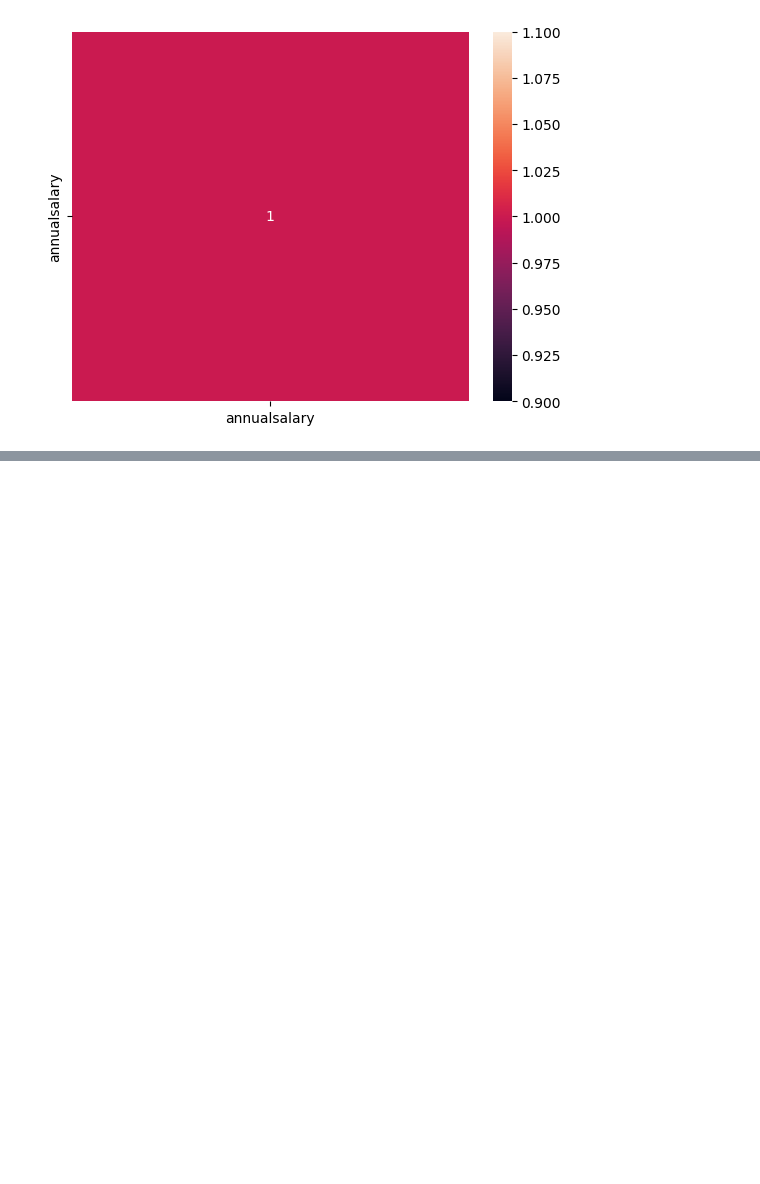
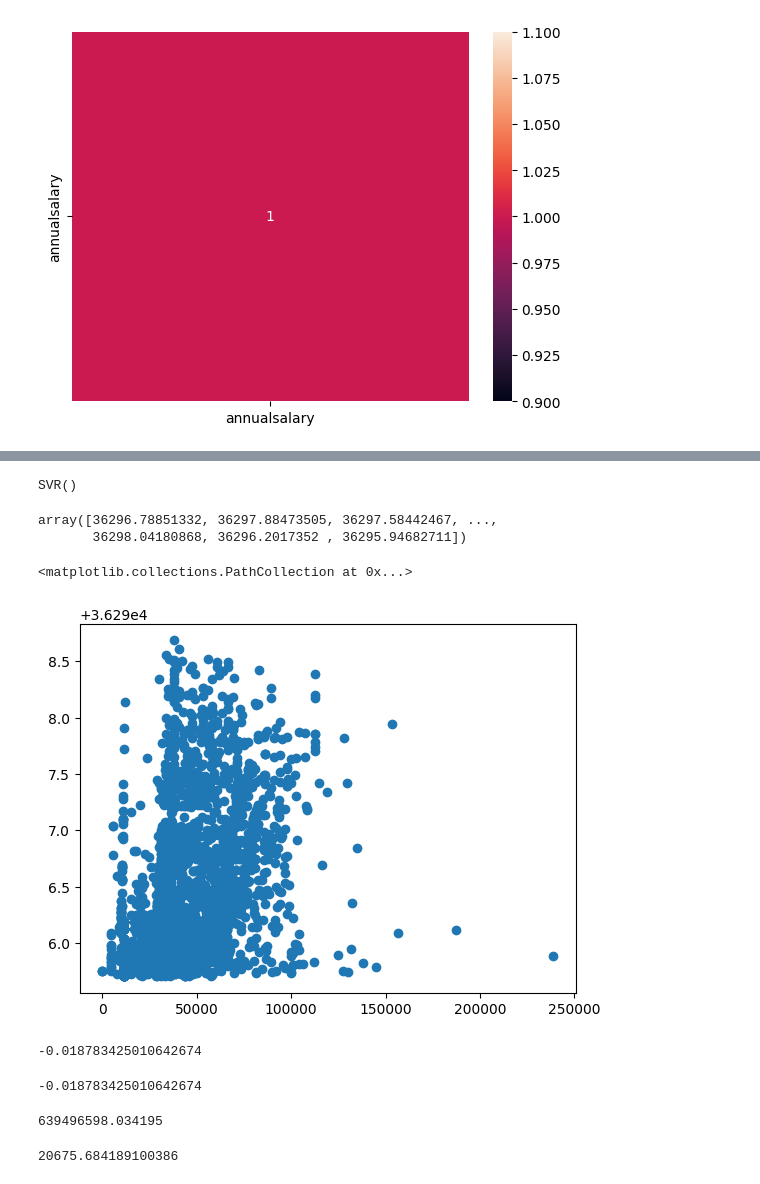
Before and after one commit to sujataprasad01/ML-Predicting-the-Baltimore-Salary-SVR-, a Jupyter notebook: Predicting_the_Baltimore_Salary(SVR).ipynb, the cells around one changed output, grey strips where cells are left out. Cells and saved outputs as stored; diff of their text form; code cells hidden in the pictures; blank space fills up the shorter version.

```diff
--- a/Predicting_the_Baltimore_Salary(SVR).ipynb
+++ b/Predicting_the_Baltimore_Salary(SVR).ipynb
@@ -19403,0 +19433,2 @@ sns.heatmap(newdf.corr(), annot=True)
+# %%
+X_train, X_test, y_train, y_test=train_test_split(X,Y,test_size=0.2, random_state=10)
@@ -19403,0 +19467,2 @@ sns.heatmap(newdf.corr(), annot=True)
+# %%
+model=SVR(kernel="rbf")
@@ -19403,0 +19485,32 @@ sns.heatmap(newdf.corr(), annot=True)
+# %%
+from sklearn.impute import SimpleImputer
+
+# Create an imputer instance
+imputer = SimpleImputer(strategy='mean')  # You can choose 'median' or 'constant' as well
+
+# Fit and transform the imputer on your training data
+X_train_imputed = imputer.fit_transform(X_train)
+
+# Now, you can use X_train_imputed for training your SVR model
+model.fit(X_train_imputed, y_train)
+# %% [output]
+SVR()
+# %%
+from sklearn.impute import SimpleImputer
+
+# Assuming imputer was already fitted on X_train
+# If not, fit and transform it on X_train before using on X_test
+X_test_imputed = imputer.transform(X_test)
+
+# Now, you can use X_test_imputed for making predictions
+Y_pred = model.predict(X_test_imputed)
+# %%
+Y_pred
+# %% [output]
+array([36296.78851332, 36297.88473505, 36297.58442467, ...,
+       36298.04180868, 36296.2017352 , 36295.94682711])
+# %%
+plt.scatter(y_test, Y_pred)
+# %% [output]
+<matplotlib.collections.PathCollection at 0x...>
+[figure, added]
@@ -19403,0 +19526,16 @@ sns.heatmap(newdf.corr(), annot=True)
+# %%
+score
+# %% [output]
+-0.018783425010642674
+# %%
+r2_score(y_test, Y_pred)
+# %% [output]
+-0.018783425010642674
+# %%
+mean_squared_error(y_test, Y_pred)
+# %% [output]
+639496598.034195
+# %%
+mean_absolute_error(y_test, Y_pred)
+# %% [output]
+20675.684189100386
```
Also changed, not shown: parts of 16 cells of this notebook.
